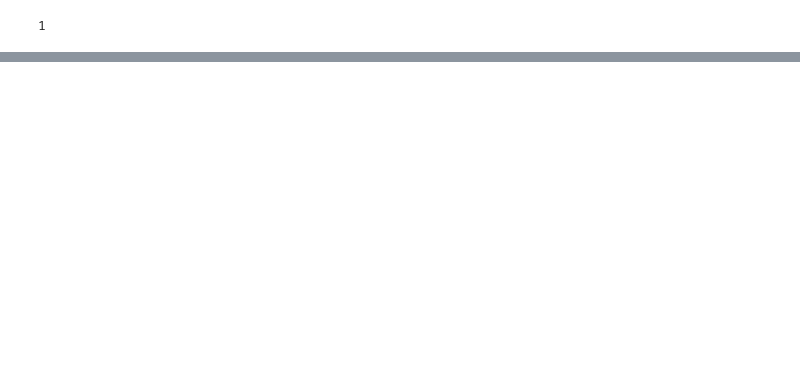
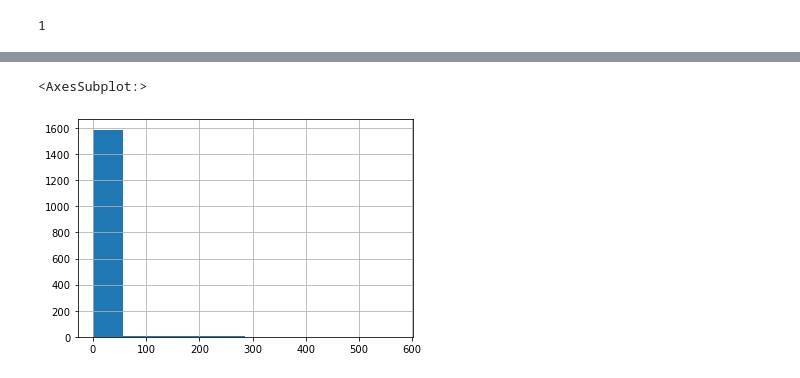
Before and after one commit to narslab/transit-electrification-futures, a Jupyter notebook: bin/jupyter/integerate-data-calibration.ipynb, the cells around one changed output, grey strips where cells are left out. Cells and saved outputs as stored; diff of their text form; code cells hidden in the pictures; blank space fills up the shorter version.

```diff
--- a/bin/jupyter/integerate-data-calibration.ipynb
+++ b/bin/jupyter/integerate-data-calibration.ipynb
@@ -242,5 +229,8 @@ df_integrated
 # %%
-#df_integrated['Real_Fuel/energy_economy'].hist()
+df_integrated['Real_Fuel/energy_economy'].hist()
+# %% [output]
+<AxesSubplot:>
+[figure, added]
 # %%
 df_hybrid=df_integrated.loc[df_integrated['Powertrain'] == 'hybrid'].copy()
 df_conventional=df_integrated.loc[df_integrated['Powertrain'] == 'conventional'].copy()
```
Also changed, not shown: parts of 48 cells of this notebook, 34 other files.
